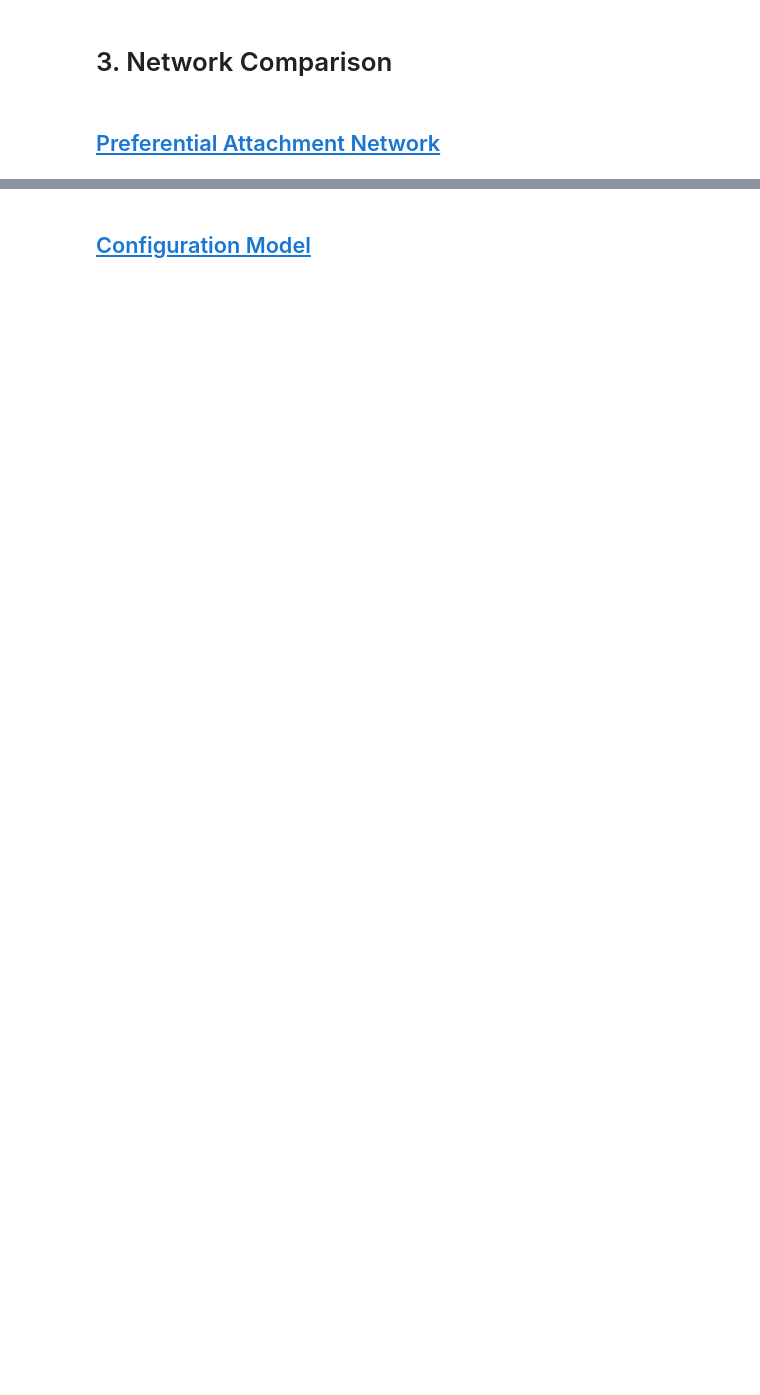
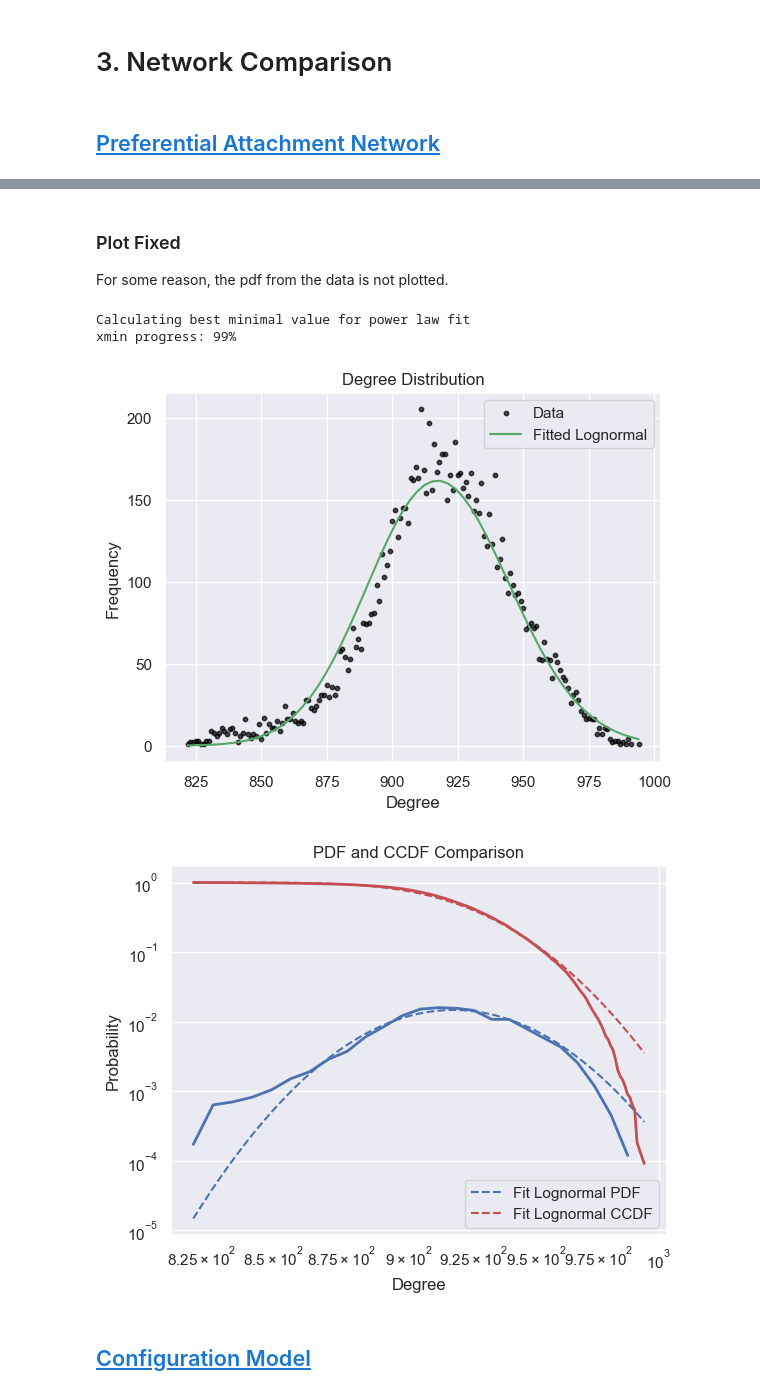
Before and after one commit to haxmxah/DDSA_Assignment_3, a Jupyter notebook: notebooks/assignment II.ipynb, the cells around one changed output, grey strips where cells are left out. Saved outputs shown, nothing was run; the diff lists cells and outputs as text; code cells hidden in the pictures; blank space fills up the shorter version.

```diff
--- a/notebooks/assignment II.ipynb
+++ b/notebooks/assignment II.ipynb
@@ -688,6 +667,50 @@ Alpha       : N/A
 Xmin        : 822.0
 KS          : 0.03824588205716173
 ---------------------------------------------------
+# %% [markdown]
+### Plot Fixed
+For some reason, the pdf from the data is not plotted.
+# %%
+degree_freq_list = [node.GetDeg() for node in G_pref_attach.Nodes()]
+
+DegToCntV = G_pref_attach.GetDegCnt()
+degree_freq_dict = {item.GetVal1(): item.GetVal2() for item in DegToCntV}
+degrees = np.array(list(degree_freq_dict.keys()))
+frequencies = np.array(list(degree_freq_dict.values()))
+
+fit = pl.Fit(degree_freq_list, discrete=True, xmin=None, bin_edges=True)
+bin_edges, pdf_values = fit.pdf(bins=25, linear_bins=True, density=True)
+ccfd_values, bin_edgescc = fit.ccdf()
+
+x_range = np.linspace(fit.lognormal.xmin, max(degree_freq_list), 60)
+y_range = [fit.lognormal.pdf(x) * len(degree_freq_list) for x in x_range]
+y_range_norm =  [fit.pdf(x) for x in x_range]
+plt.figure()
+plt.scatter(degrees, frequencies, s=10, alpha=0.7, color='black', label="Data")
+plt.plot(x_range, y_range, color='g', linestyle='-', label=f"Fitted Lognormal")
+plt.xlabel("Degree")
+plt.ylabel("Frequency")
+plt.legend()
+plt.title("Degree Distribution")
+plt.show()
+
+fig, ax = plt.subplots()
+fit.lognormal.plot_pdf(ax=ax, color='b', linestyle='--', label=f"Fit Lognormal PDF")
+ax.plot(bin_edges[:-1], pdf_values, color='b', linewidth=2)
+fit.plot_pdf(color='b', linewidth=1, ax=ax)
+fit.plot_ccdf(color='r', linewidth=2, ax=ax)
+fit.lognormal.plot_ccdf(ax=ax, color='r', linestyle='--', label=f"Fit Lognormal CCDF")
+ax.set_xlabel("Degree")
+ax.set_ylabel("Probability")
+ax.legend()
+ax.set_title("PDF and CCDF Comparison")
+
+plt.show()
+# %% [output]
+Calculating best minimal value for power law fit
+xmin progress: 99%
+[figure, added]
+[figure, added]
 # %% [markdown]
 ## [Configuration Model](ref:https://snap.stanford.edu/snappy/doc/reference/GenConfModel1.html?highlight=conf)
 # %%
```
Also changed, not shown: parts of 14 cells of this notebook, 4 other files.
